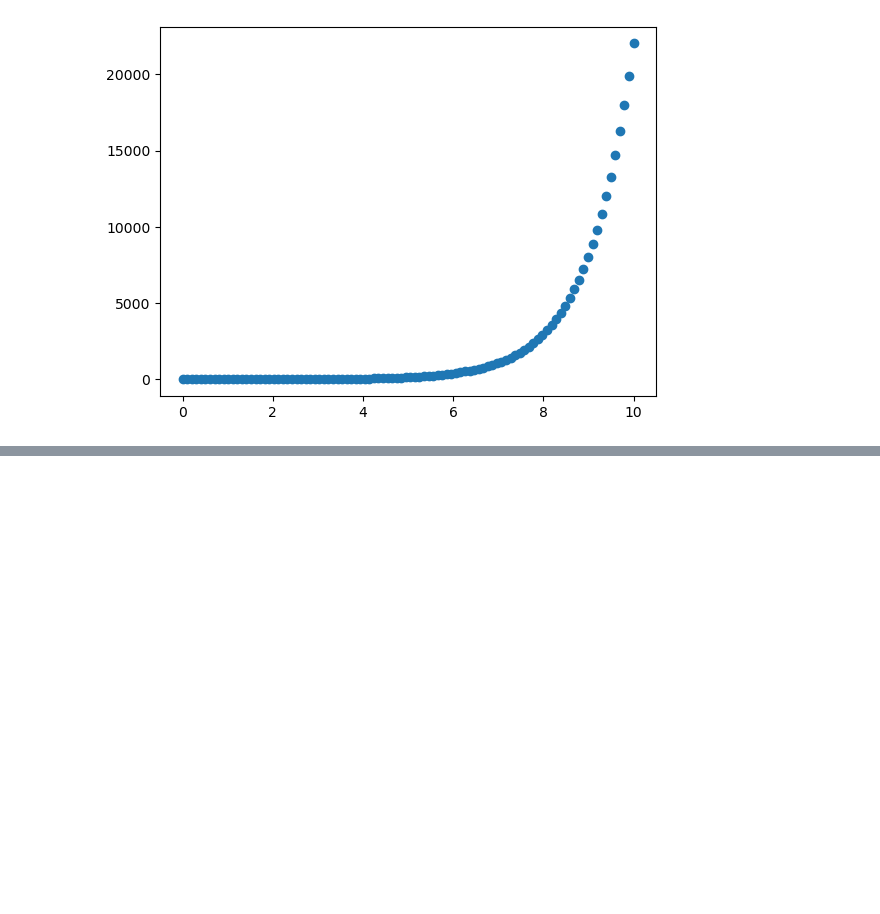
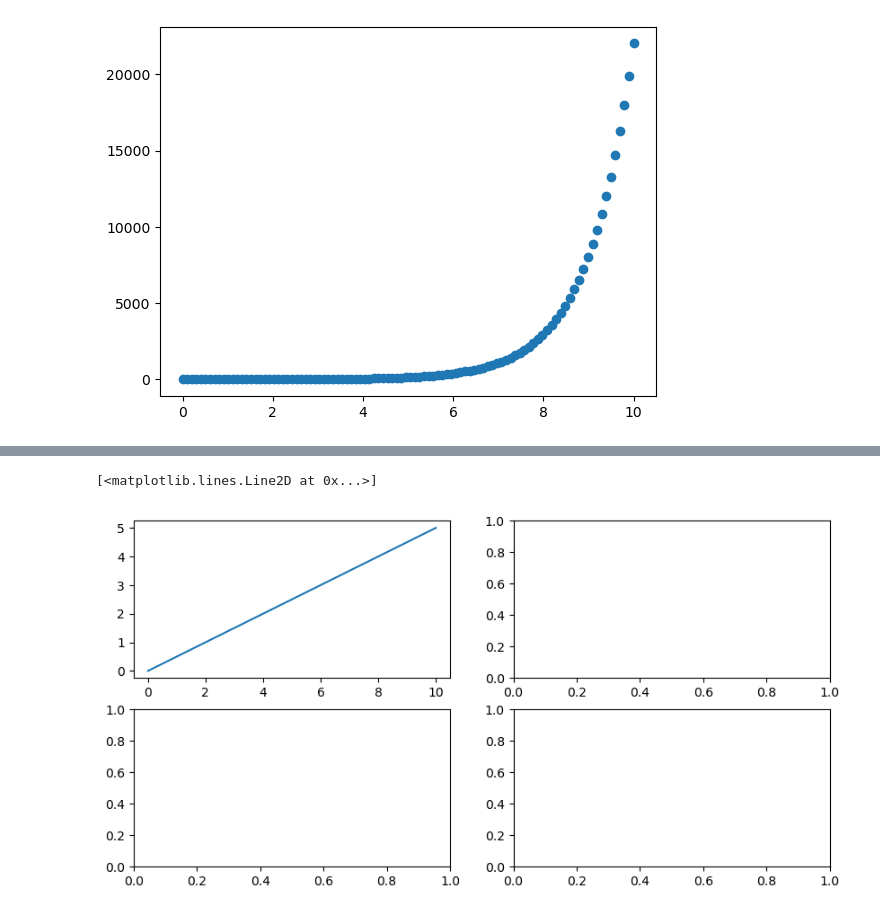
Before and after one commit to kaushikvishwakarma/AI-ML, a Jupyter notebook: Introduction to Matplotlib.ipynb, the cells around one changed output, grey strips where cells are left out. Cells and saved outputs as stored; diff of their text form; code cells hidden in the pictures; blank space fills up the shorter version.

```diff
--- a/Introduction to Matplotlib.ipynb
+++ b/Introduction to Matplotlib.ipynb
@@ -89,0 +116,8 @@ ax.scatter(x,np.sin(x))
+# %%
+fig ,((ax1,ax2),(ax3,ax4))=plt.subplots(nrows=2,
+                                        ncols=2,
+                                        figsize=(10,5))
+ax1.plot(x,x/2)
+# %% [output]
+[<matplotlib.lines.Line2D at 0x...>]
+[figure, added]
```
Also changed, not shown: parts of 6 cells of this notebook.
